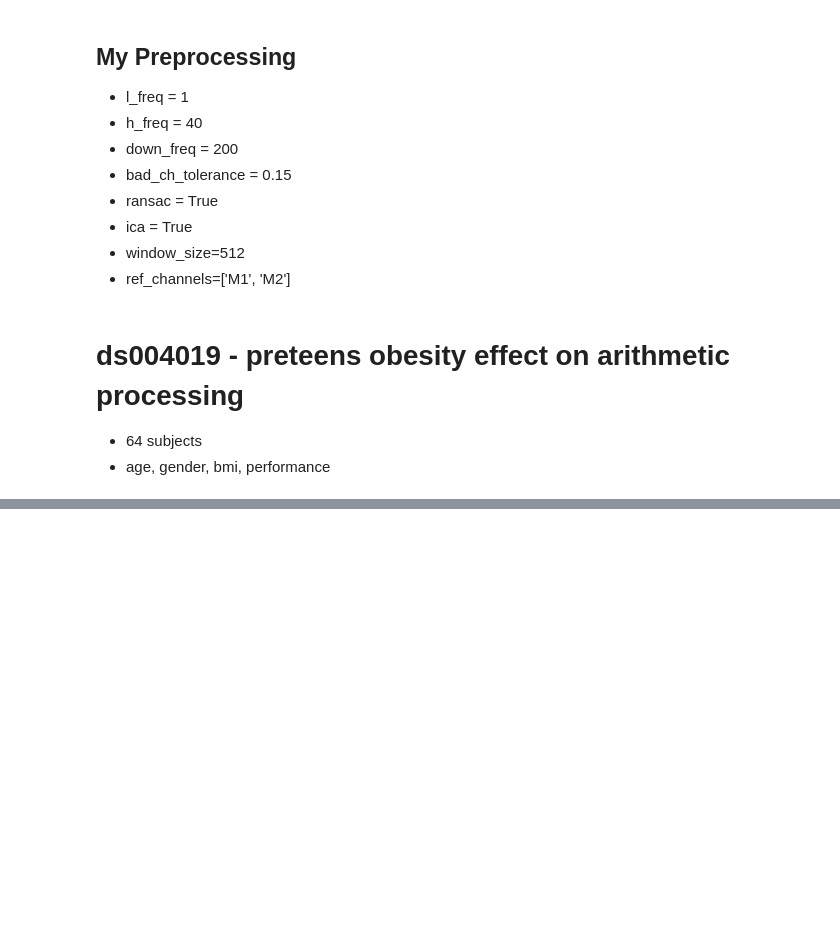
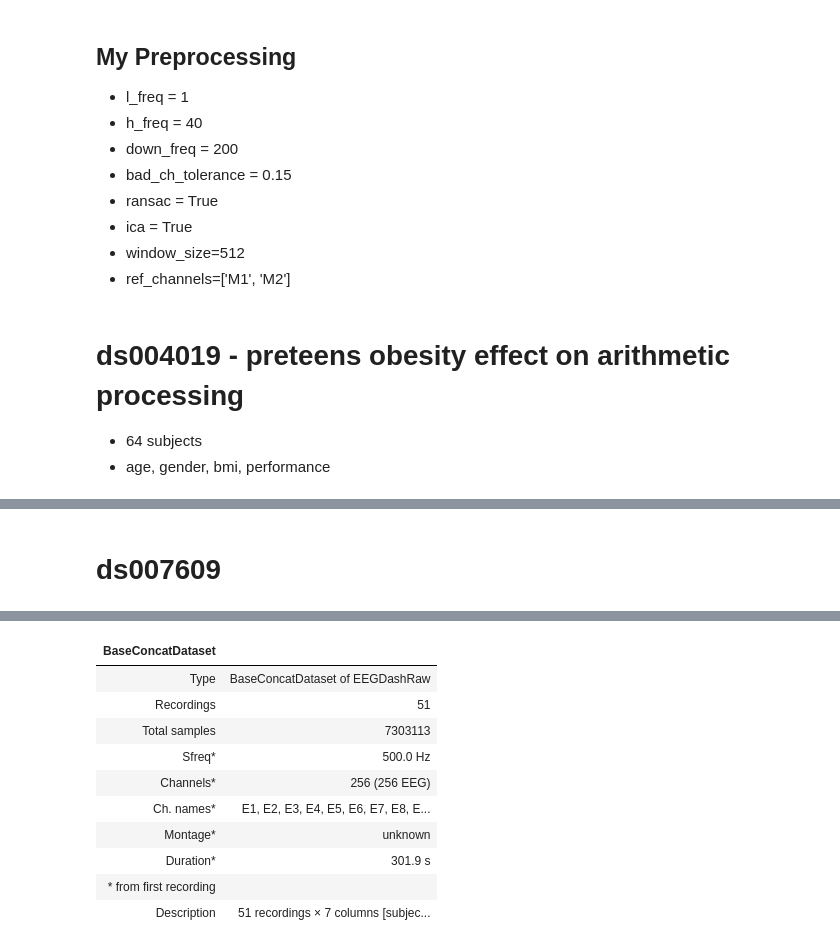
Before and after one commit to AriiiAlves/Undergrad-Research-EEG-FM, a Jupyter notebook: Full-Preprocessing-Umap/datasets.ipynb, the cells around one changed output, grey strips where cells are left out. Cells and saved outputs as stored; diff of their text form; code cells hidden in the pictures; blank space fills up the shorter version.

```diff
--- a/Full-Preprocessing-Umap/datasets.ipynb
+++ b/Full-Preprocessing-Umap/datasets.ipynb
@@ -197,2 +223,8 @@ dataset
 # %%
 dataset.description
+# %% [markdown]
+# ds007609
+# %%
+dataset = EEGDashDataset(cache_dir="./data", dataset='ds007609')
+dataset
+# %% [output]
@@ -198,0 +233,11 @@ dataset.description
+| BaseConcatDataset |  |
+| Type | BaseConcatDataset of EEGDashRaw |
+| Recordings | 51 |
+| Total samples | 7303113 |
+| Sfreq* | 500.0 Hz |
+| Channels* | 256 (256 EEG) |
+| Ch. names* | E1, E2, E3, E4, E5, E6, E7, E8, E... |
+| Montage* | unknown |
+| Duration* | 301.9 s |
+| * from first recording |  |
+| Description | 51 recordings × 7 columns [subjec... |
```
Also changed, not shown: parts of 19 cells of this notebook, 6 other files.
